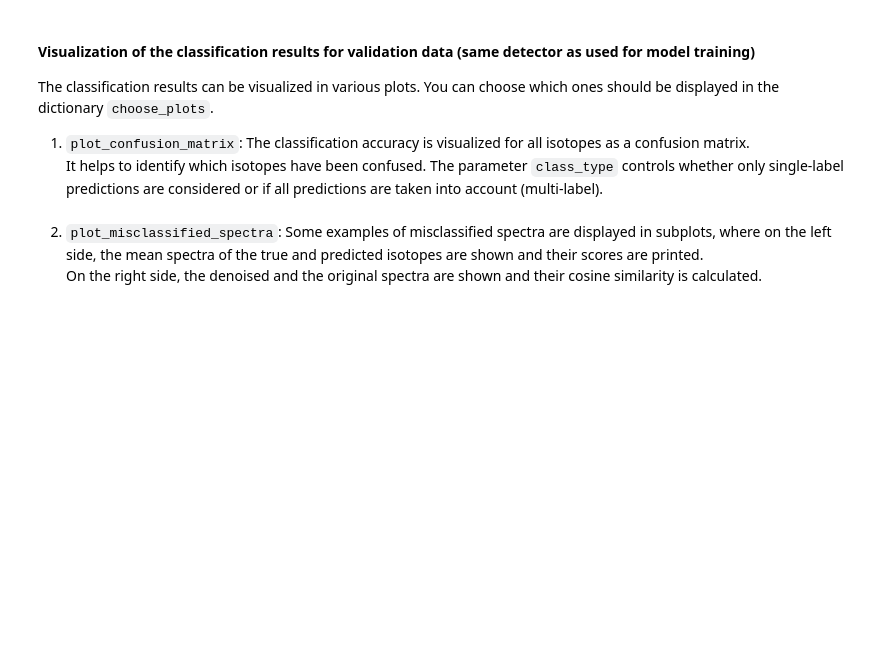
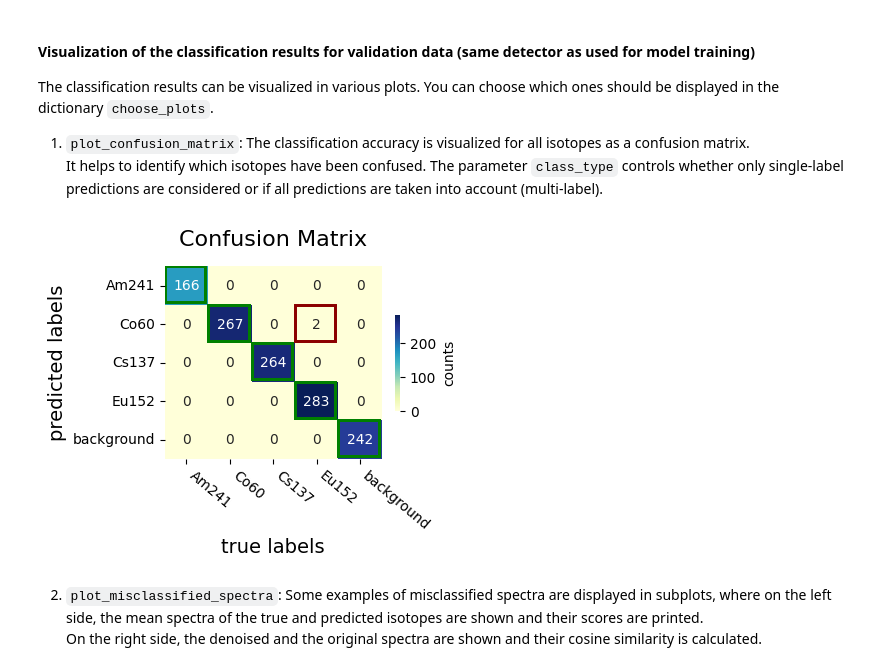
Before and after one commit to Schlavioner/gamma_flow, a Jupyter notebook: 02_model.ipynb, the cells around one changed output. Cells and saved outputs as stored; diff of their text form; code cells hidden in the pictures; blank space fills up the shorter version.

```diff
--- a/02_model.ipynb
+++ b/02_model.ipynb
@@ -45,7 +45,9 @@ As an example, a value of `min_scores_norm = 0.1` means that all isotopes with c
 
 The variables `dets_tr`, `min_channel_tr` and `min_scores_norm` are saved as global variables.
 # %%
-dets_tr = ['simulated+bg']  # only simulated isotope spectra and pure measured backgrounds (default)
+dets_tr = [
+    "simulated+bg"
+]  # only simulated isotope spectra and pure measured backgrounds (default)
 GlobalVariables.dets_tr = dets_tr
 
 min_channel_tr = 7
@@ -68,10 +70,14 @@ As a rule of thumb, you should provide at least 500 spectra per isotope.
 The data are split into a training and validation set. Thus, the model is trained only on the training set and we can evaluate the inference on the validation set.
 # %%
 # load spectra as list of dictionaries
-data_sim_and_bg, isotopes_tr = load_spectral_data(dir_numpy_ready, GlobalVariables.dets_tr)
-isotopes_tr = [x[0] for x in isotopes_tr]  # only single-label spectra allowed for model training
+data_sim_and_bg, isotopes_tr = load_spectral_data(
+    dir_numpy_ready, GlobalVariables.dets_tr
+)
+isotopes_tr = [
+    x[0] for x in isotopes_tr
+]  # only single-label spectra allowed for model training
 GlobalVariables.isotopes_tr = isotopes_tr
-print(f'isotopes for training: ', GlobalVariables.isotopes_tr)
+print(f"isotopes for training: ", GlobalVariables.isotopes_tr)
 
 data_sim_and_bg = remove_empty_or_negative_spectra(data_sim_and_bg)
 count_spectra_per_isotope(data_sim_and_bg)
@@ -118,7 +142,11 @@ The classification results can be visualized in various plots. You can choose wh
 1. `plot_confusion_matrix`: The classification accuracy is visualized for all isotopes as a confusion matrix.
 It helps to identify which isotopes have been confused. The parameter `class_type` controls whether only single-label predictions are considered or if all predictions are taken into account (multi-label).
 # %%
-plot_confusion_matrix(data_val, class_type, save_plot=False)  # confusion matrix of true and predicted labels
+plot_confusion_matrix(
+    data_val, class_type, save_plot=False
+)  # confusion matrix of true and predicted labels
+# %% [output]
+[figure, added]
 # %% [markdown]
 2. `plot_misclassified_spectra`: Some examples of misclassified spectra are displayed in subplots, where on the left side, the mean spectra of the true and predicted isotopes are shown and their scores are printed.
 On the right side, the denoised and the original spectra are shown and their cosine similarity is calculated.
```
Also changed, not shown: parts of 12 cells of this notebook, 3 other files.
